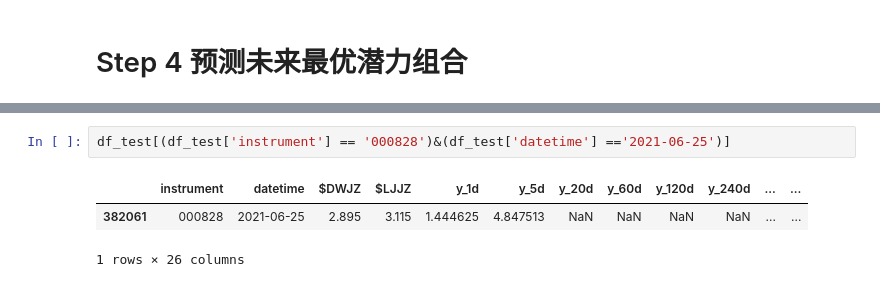
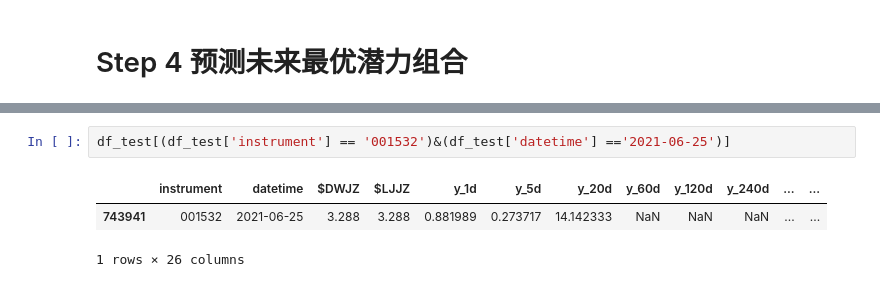
Before and after one commit to JamesWong1234/qlib, a Jupyter notebook: examples/fund-choice.ipynb, the cells around one changed output, grey strips where cells are left out. Drawn from its saved outputs; the diff is of its cells as text.

```diff
--- a/examples/fund-choice.ipynb
+++ b/examples/fund-choice.ipynb
@@ -369,8 +369,8 @@ get_list(1,30,'2021-05-25')
 | 28 | 004040 | 2021-05-25 | 3544.0 | 29.0 | 2964 | 004040 | JYYLJKCYA | 金鹰医疗健康产业A | 股票型 |
 | 29 | 180012 | 2021-05-25 | 3559.0 | 30.0 | 11442 | 180012 | YHFYZTHH | 银华富裕主题混合 | 混合型-偏股 |
 # %%
-df_test[(df_test['instrument'] == '000828')&(df_test['datetime'] =='2021-06-25')]
+df_test[(df_test['instrument'] == '001532')&(df_test['datetime'] =='2021-06-25')]
 # %% [output]
 |  | instrument | datetime | $DWJZ | $LJJZ | y_1d | y_5d | y_20d | y_60d | y_120d | y_240d | ... | ... |
-| 382061 | 000828 | 2021-06-25 | 2.895 | 3.115 | 1.444625 | 4.847513 | NaN | NaN | NaN | NaN | ... | ... |
+| 743941 | 001532 | 2021-06-25 | 3.288 | 3.288 | 0.881989 | 0.273717 | 14.142333 | NaN | NaN | NaN | ... | ... |
 1 rows × 26 columns
```
Also changed, not shown: parts of 35 cells of this notebook.
